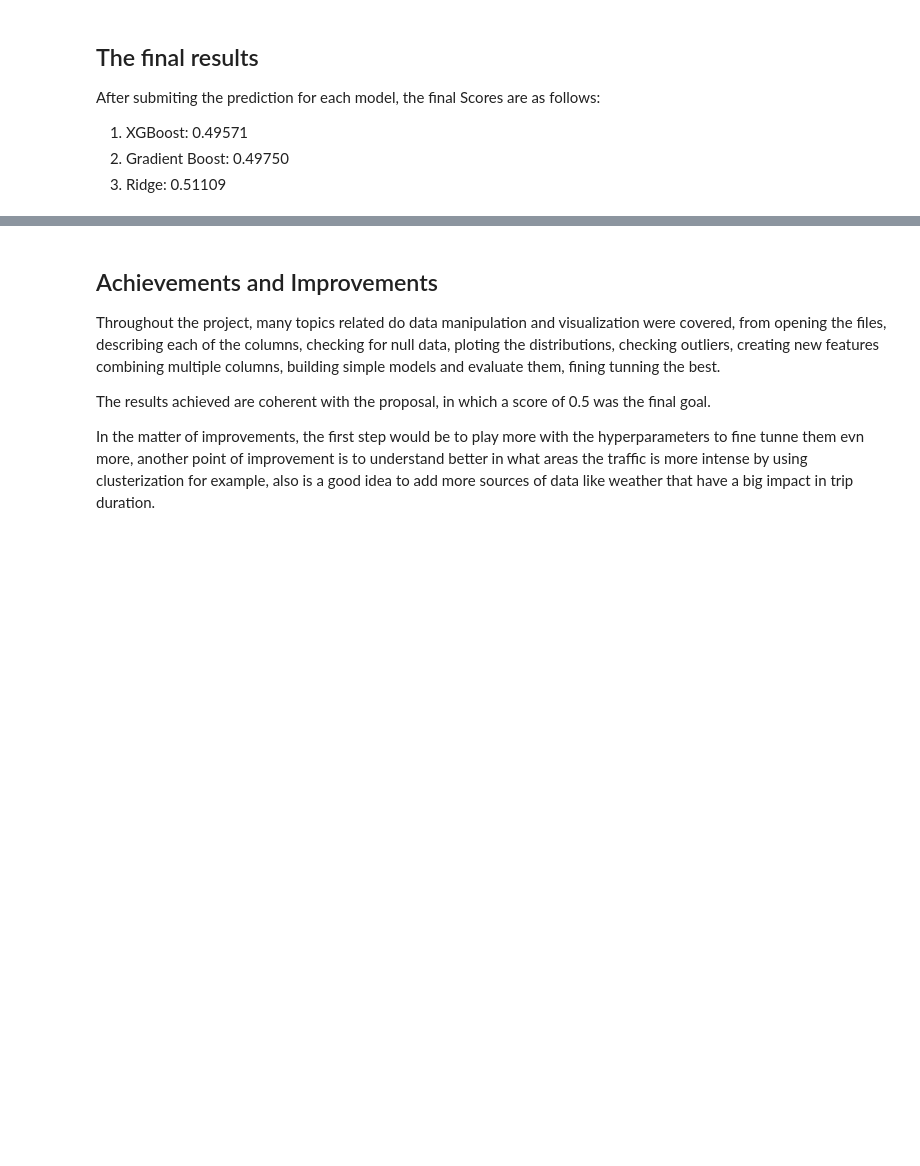
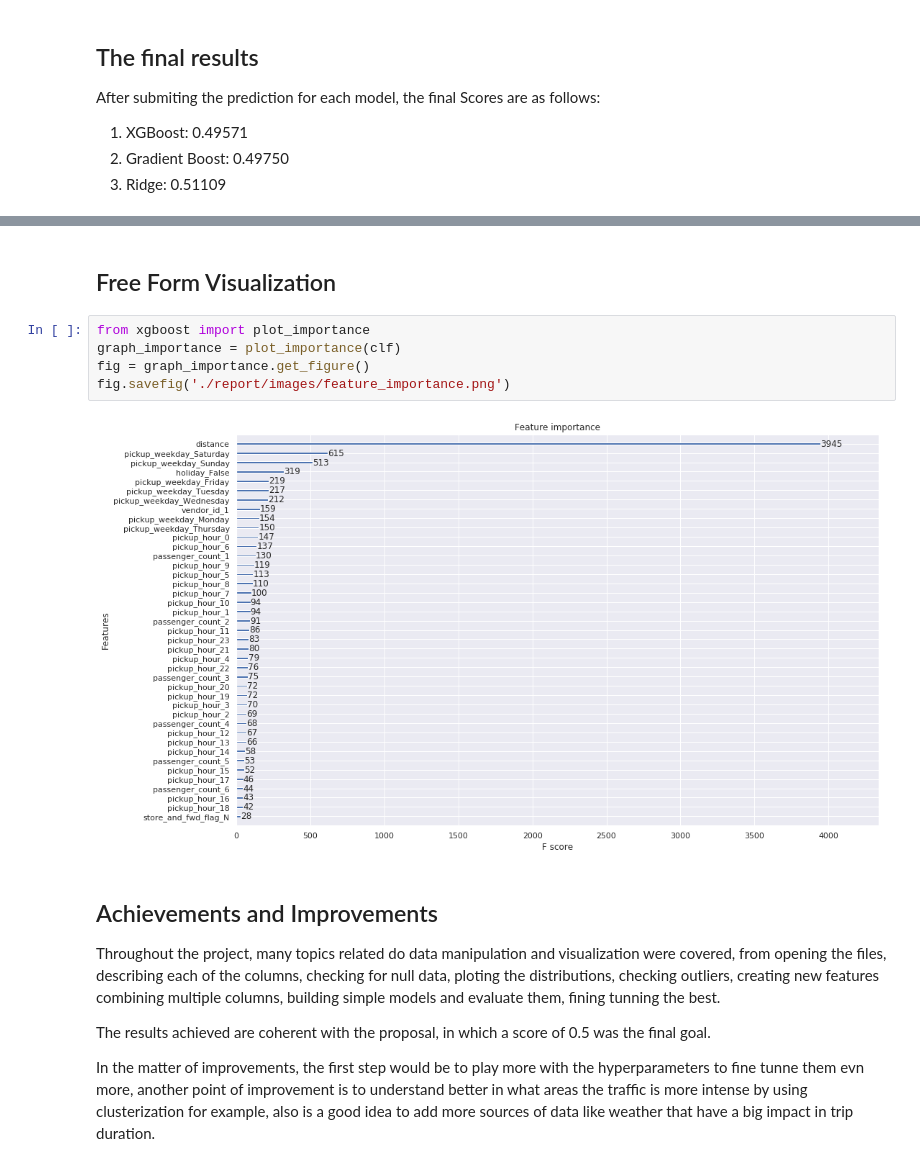
Before and after one commit to falkets/udacity_capstone_project, a Jupyter notebook: report.ipynb, the cells around one changed output, grey strips where cells are left out. Saved outputs shown, nothing was run; the diff lists cells and outputs as text; blank space fills up the shorter version.

```diff
--- a/report.ipynb
+++ b/report.ipynb
@@ -863,3 +924,12 @@ After submiting the prediction for each model, the final Scores are as follows:
+# %% [markdown]
+ ## Free Form Visualization
+# %%
+from xgboost import plot_importance
+graph_importance = plot_importance(clf)
+fig = graph_importance.get_figure()
+fig.savefig('./report/images/feature_importance.png')
+# %% [output]
+[figure, added]
 # %% [markdown]
 ## Achievements and Improvements
 
```
Also changed, not shown: parts of 5 cells of this notebook, 5 other files.
